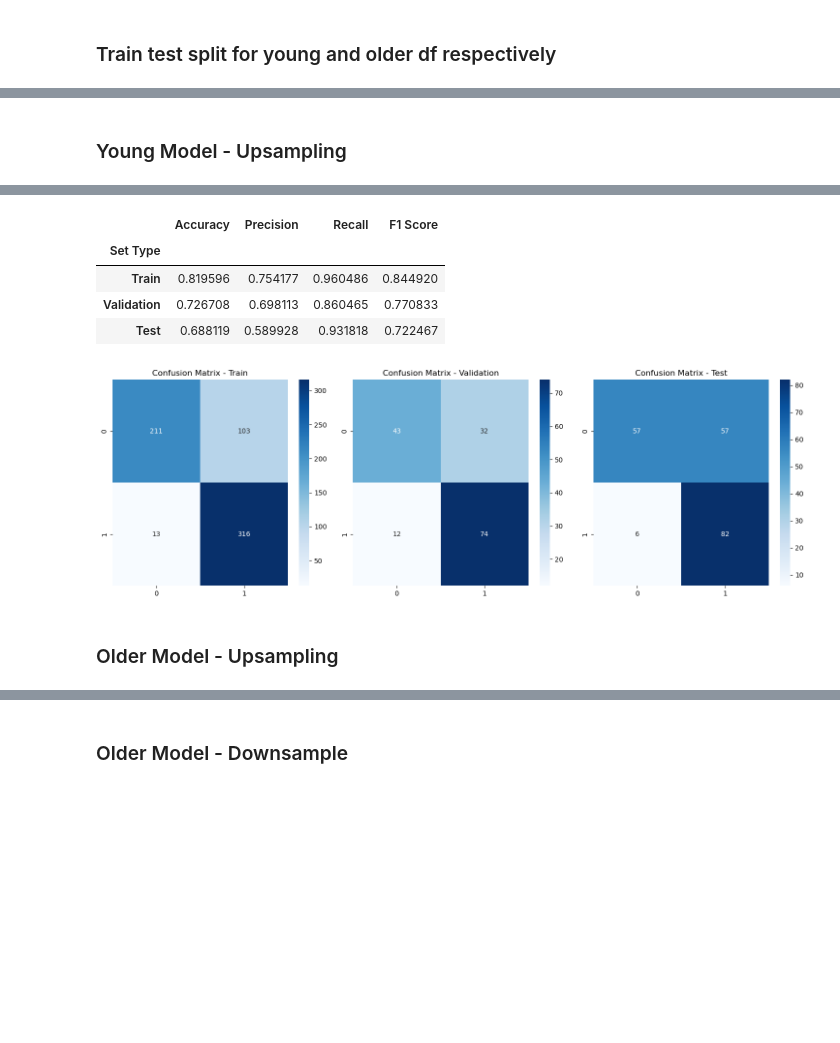
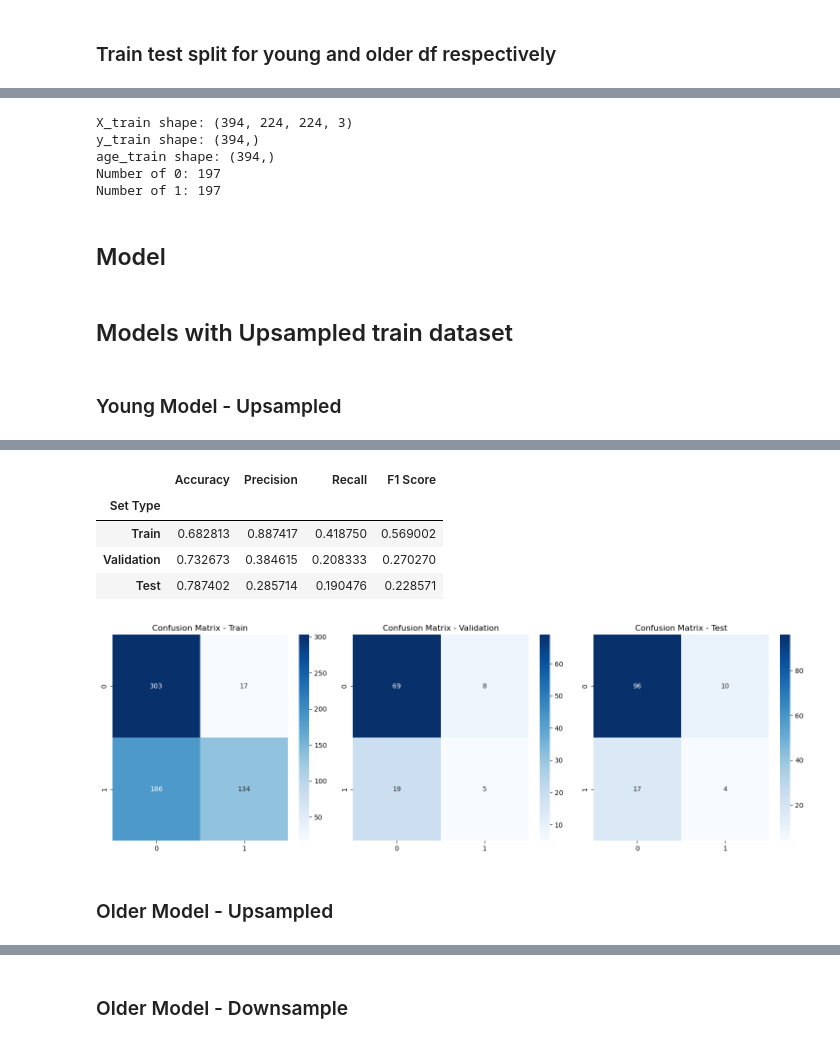
Before and after one commit to Kimberly97llp/cvproject, a Jupyter notebook: modeling.ipynb, the cells around one changed output, grey strips where cells are left out. Cells and saved outputs as stored; diff of their text form; code cells hidden in the pictures; blank space fills up the shorter version.

Commit message:
new upsampling/downsampling function applied throughout

```diff
--- a/modeling.ipynb
+++ b/modeling.ipynb
@@ -571,0 +463,26 @@ X_train.shape, X_val.shape, X_test.shape
+# %%
+def resample_train_data(X_train, y_train, age_train, upsampling = True, random_state = 42):
+
+    #getting majority and minority classes
+    unique_classes, class_counts = np.unique(y_train, return_counts=True)
+    majority_label = unique_classes[np.argmax(class_counts)]
+    minority_label = unique_classes[np.argmin(class_counts)]
+
+    majority_indices = np.where(y_train == majority_label)[0]
+    minority_indices = np.where(y_train == minority_label)[0]
+    # print(majority_indices)
+    # print(minority_indices)
+
+    if upsampling:
+        minority_upsampled_indices = resample(minority_indices, replace = True, n_samples = len(majority_indices), random_state = random_state)
+        resampled_indices = np.concatenate((majority_indices, minority_upsampled_indices))
+    else:
+        majority_downsampled_indices = resample(majority_indices, replace = False, n_samples = len(minority_indices), random_state = random_state)
+        resampled_indices = np.concatenate((majority_downsampled_indices, minority_indices))
+
+    #selecting the samples corresponding to the resampled indices
+    X_train_resampled = X_train[resampled_indices]
+    y_train_resampled = y_train[resampled_indices]
+    age_train_resampled = age_train[resampled_indices]
+
+    return X_train_resampled, y_train_resampled, age_train_resampled
@@ -571,0 +509,3 @@ X_train.shape, X_val.shape, X_test.shape
+# %%
+### Upsampling
+X_train, y_train, age_train = resample_train_data(X_train, y_train, age_train, upsampling = True)
@@ -1221,0 +1153,3 @@ X_train_old_ups, X_val_old_ups, X_test_old_ups, y_train_old_ups, y_val_old_ups,
+# %%
+X_train_young, X_val_young, X_test_young, y_train_young, y_val_young, y_test_young, age_train_young, age_val_young, age_test_young = preprocess_data(young_df)
+X_train_old, X_val_old, X_test_old, y_train_old, y_val_old, y_test_old, age_train_old, age_val_old, age_test_old = preprocess_data(older_df)
@@ -1221,0 +1169,6 @@ X_train_old_ups, X_val_old_ups, X_test_old_ups, y_train_old_ups, y_val_old_ups,
+# %%
+### Upsampling
+X_train_young_ups, y_train_young_ups, age_train_young_ups = resample_train_data(X_train_young, y_train_young, age_train_young, upsampling = True)
+
+### Downsampling
+X_train_young_down, y_train_young_down, age_train_young_down = resample_train_data(X_train_young, y_train_young, age_train_young, upsampling = False)
@@ -1222,3 +1219,14 @@ X_train_old_ups, X_val_old_ups, X_test_old_ups, y_train_old_ups, y_val_old_ups,
+# %%
+### After downsampling
+list_balance_checker(X_train_old_down, y_train_old_down, age_train_old_down)
+# %% [output]
+X_train shape: (394, 224, 224, 3)
+y_train shape: (394,)
+age_train shape: (394,)
+Number of 0: 197
+Number of 1: 197
+# %% [markdown]
+## Model
 # %%
 def build_and_resnet_1img_model(X_train, y_train, X_val, y_val, X_test, y_test, threshold):
 
@@ -1256,9 +1264,11 @@ def build_and_resnet_1img_model(X_train, y_train, X_val, y_val, X_test, y_test,
     metrics = evaluate_model(model, 0.5, X_train, y_train, X_val, y_val, X_test, y_test, include_test = True)
 
     return model, history, metrics
+# %% [markdown]
+## Models with Upsampled train dataset
 # %% [markdown]
-### Young Model - Upsampling
+### Young Model - Upsampled
 # %%
-model_young_ups, history_young_ups, metrics_young_ups = build_and_resnet_1img_model(X_train_young_ups, y_train_young_ups, X_val_young_ups, y_val_young_ups, X_test_young_ups, y_test_young_ups, 0.5)
+model_young_ups, history_young_ups, metrics_young_ups = build_and_resnet_1img_model(X_train_young_ups, y_train_young_ups, X_val_young, y_val_young, X_test_young, y_test_young, 0.5)
 # %% [output]
 Epoch 1/10
@@ -1281,9 +1287,9 @@ Epoch 6/10
 |  | Accuracy | Precision | Recall | F1 Score |
 | Set Type |  |  |  |  |
-| Train | 0.819596 | 0.754177 | 0.960486 | 0.844920 |
-| Validation | 0.726708 | 0.698113 | 0.860465 | 0.770833 |
-| Test | 0.688119 | 0.589928 | 0.931818 | 0.722467 |
+| Train | 0.682813 | 0.887417 | 0.418750 | 0.569002 |
+| Validation | 0.732673 | 0.384615 | 0.208333 | 0.270270 |
+| Test | 0.787402 | 0.285714 | 0.190476 | 0.228571 |
-[figure, old version]
+[figure, new version]
 # %% [markdown]
-### Older Model - Upsampling
+### Older Model - Upsampled
 # %%
```
Also changed, not shown: parts of 54 cells of this notebook.
